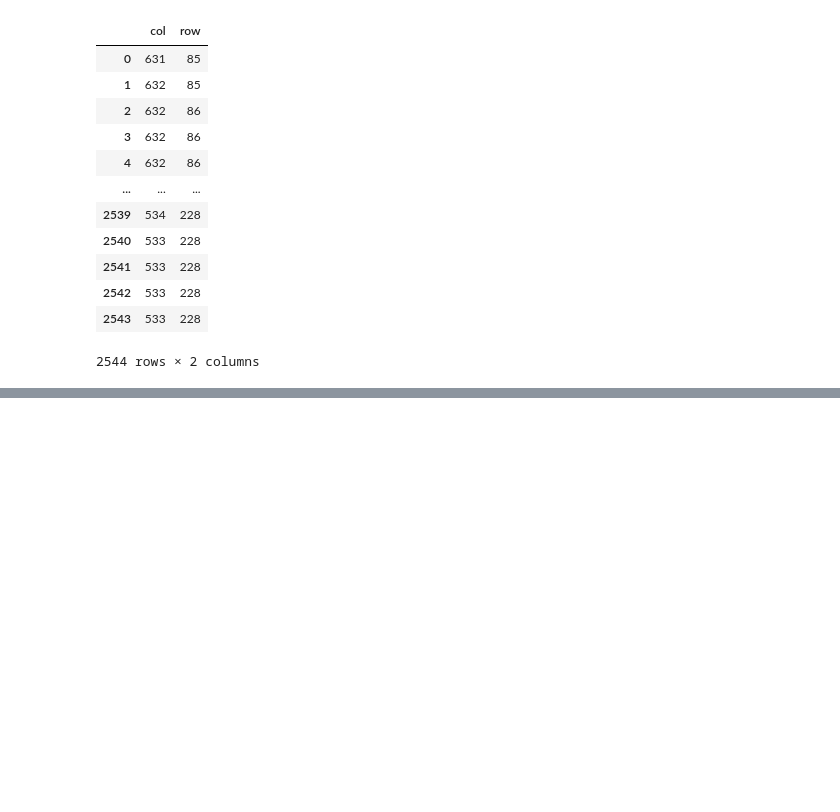
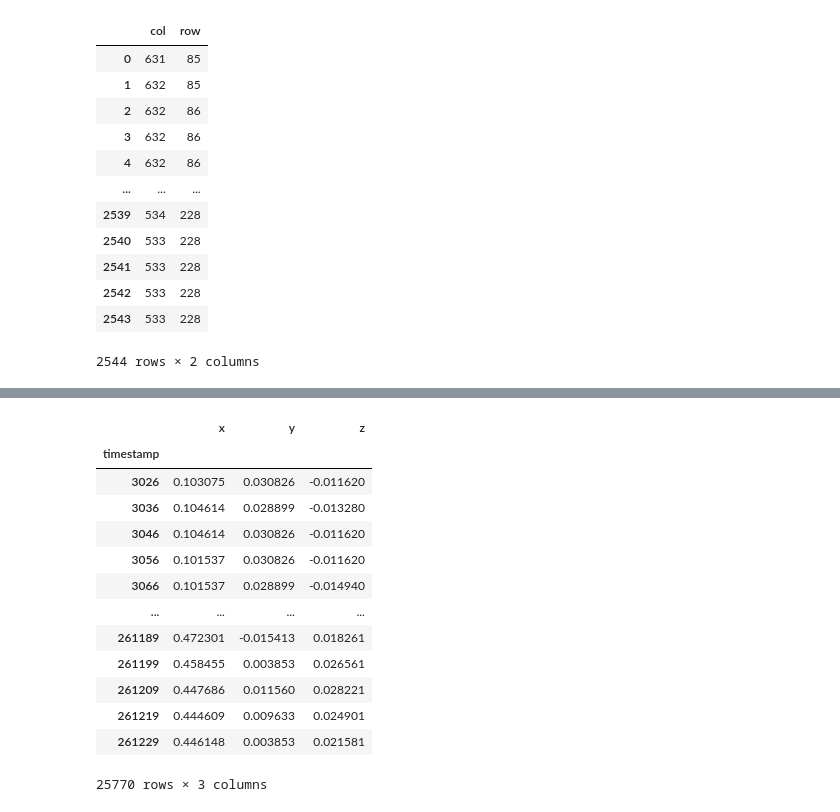
Before and after one commit to D0ugins/srs, a Jupyter notebook: backend/src/notebooks/match.ipynb, the cells around one changed output, grey strips where cells are left out. Drawn from its saved outputs; the diff is of its cells as text; code cells hidden in the pictures; blank space fills up the shorter version.

```diff
--- a/backend/src/notebooks/match.ipynb
+++ b/backend/src/notebooks/match.ipynb
@@ -194,0 +559,3 @@ points
+# %%
+mag_cal = calibration_data['compass']
+mag_cal
@@ -194,0 +578,18 @@ points
+# %%
+mag_raw, mag_data, mag_fs = get_sensor_data(mag_cal, messages['magnetometer_data_mesgs'], {'x': 'mag_x', 'y': 'mag_y', 'z': 'mag_z'})
+mag_data
+# %% [output]
+|  | x | y | z |
+| timestamp |  |  |  |
+| 3026 | 0.103075 | 0.030826 | -0.011620 |
+| 3036 | 0.104614 | 0.028899 | -0.013280 |
+| 3046 | 0.104614 | 0.030826 | -0.011620 |
+| 3056 | 0.101537 | 0.030826 | -0.011620 |
+| 3066 | 0.101537 | 0.028899 | -0.014940 |
+| ... | ... | ... | ... |
+| 261189 | 0.472301 | -0.015413 | 0.018261 |
+| 261199 | 0.458455 | 0.003853 | 0.026561 |
+| 261209 | 0.447686 | 0.011560 | 0.028221 |
+| 261219 | 0.444609 | 0.009633 | 0.024901 |
+| 261229 | 0.446148 | 0.003853 | 0.021581 |
+25770 rows × 3 columns
```
Also changed, not shown: parts of 53 cells of this notebook.
